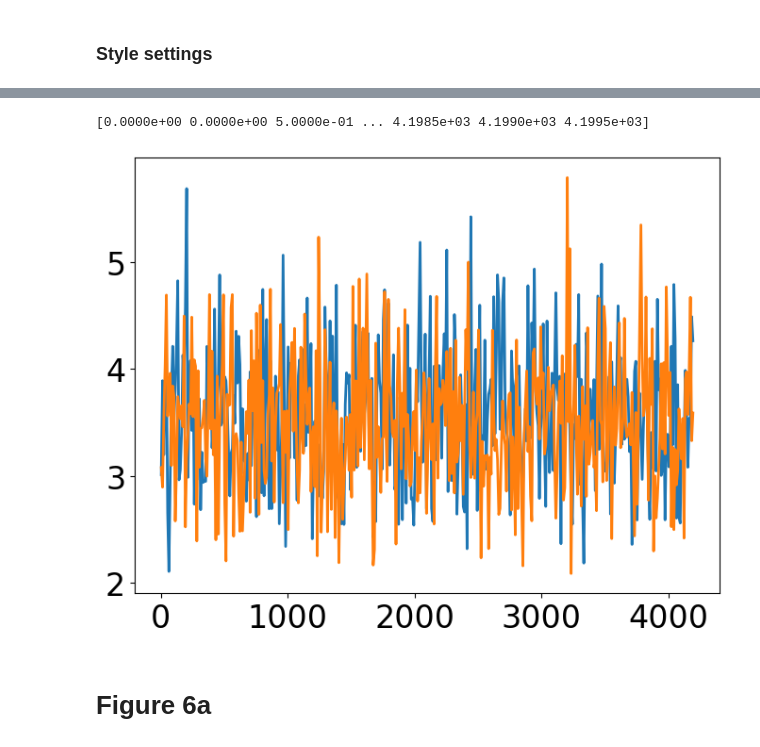
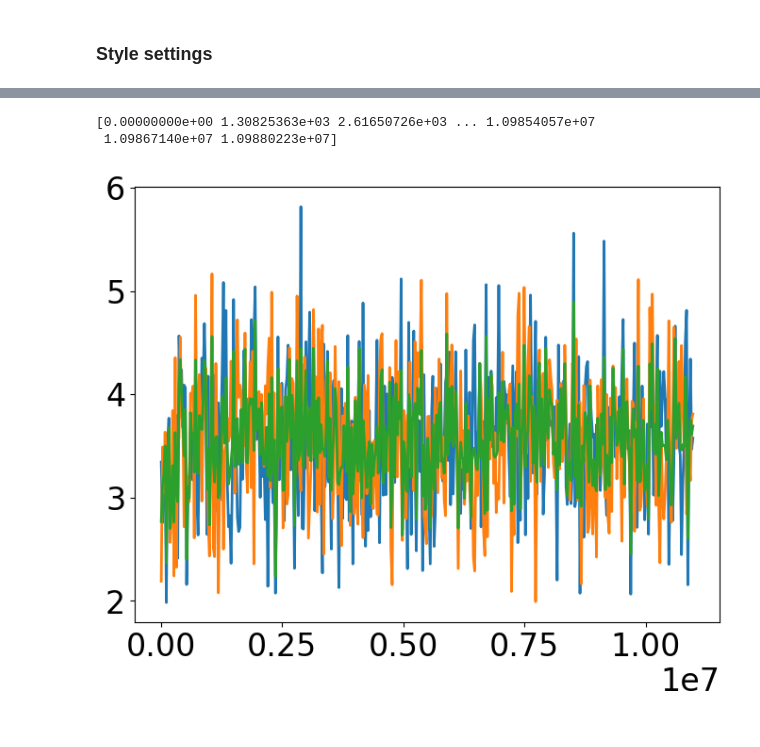
Before and after one commit to flatironinstitute/aLENS_analysis, a Jupyter notebook: notebooks/chromatin_notebooks/Dyn_cond_figs/tension.ipynb, the cells around one changed output, grey strips where cells are left out. Drawn from its saved outputs; the diff is of its cells as text; code cells hidden in the pictures.

```diff
--- a/notebooks/chromatin_notebooks/Dyn_cond_figs/tension.ipynb
+++ b/notebooks/chromatin_notebooks/Dyn_cond_figs/tension.ipynb
@@ -158,21 +207,20 @@ _ = ax.plot(binned_time_1, binned_tension_1)
-# %%
-data_path = (ceph_path /"DynCondPaper/24-03-08_aLc1_slice5.5.13_line1600_Pin3-11um_2xKe3-300_ks100/simulations/Ke30_Pin5.0um/s3/analysis")
-bead_window = 11
-ss_ind = 0
-end_ind = -1
-start_bead = 0
-end_bead = -1
-fig, ax = plt.subplots(figsize=(8,6))
-with h5py.File(next(data_path.glob('raw_data.h5')), 'r+') as h5_data:
-    time_arr = h5_data['time'][ss_ind:end_ind]
-    print(time_arr)
-    tension_arr = aa.get_link_tension(h5_data)[:,ss_ind:end_ind]
-binned_time_0, binned_tension_0 = bin_data(time_arr, tension_arr[0,:], bin_size=10.0)
-binned_time_1, binned_tension_1 = bin_data(time_arr, tension_arr[-1,:], bin_size=10.0)
-_ = ax.plot(binned_time_0, binned_tension_0)
-_ = ax.plot(binned_time_1, binned_tension_1)
-# %% [output]
-[0.0000e+00 0.0000e+00 5.0000e-01 ... 4.1985e+03 4.1990e+03 4.1995e+03]
-[figure, removed]
-# %% [markdown]
-# Figure 6a
+# %%
+data_path = (ceph_path /"DynCondPaper/24-03-08_aLc1_slice5.5.13_line1600_Pin3-11um_2xKe3-300_ks100/simulations/Ke30_Pin5.0um/s1/analysis")
+
+fig, ax = plt.subplots(figsize=(8,6))
+with h5py.File(next(data_path.glob('raw_data.h5')), 'r+') as h5_data:
+    time_arr = h5_data['time'][ss_ind:end_ind]/diff_time
+    print(time_arr)
+    tension_arr = aa.get_link_tension(h5_data)[:,ss_ind:end_ind]
+binned_time_0, binned_tension_0 = bin_data(time_arr, tension_arr[0,:], bin_size=10.0/diff_time)
+binned_time_1, binned_tension_1 = bin_data(time_arr, tension_arr[-1,:], bin_size=10.0/diff_time)
+binned_time_avg, binned_tension_avg = bin_data(time_arr, (tension_arr[0,:] + tension_arr[-1,:])*.5, bin_size=10.0/diff_time)
+
+
+_ = ax.plot(binned_time_0, binned_tension_0)
+_ = ax.plot(binned_time_1, binned_tension_1)
+_ = ax.plot(binned_time_avg, binned_tension_avg)
+# %% [output]
+[0.00000000e+00 1.30825363e+03 2.61650726e+03 ... 1.09854057e+07
+ 1.09867140e+07 1.09880223e+07]
+[figure, added]
```
Also changed, not shown: parts of 22 cells of this notebook, 2 other files.
